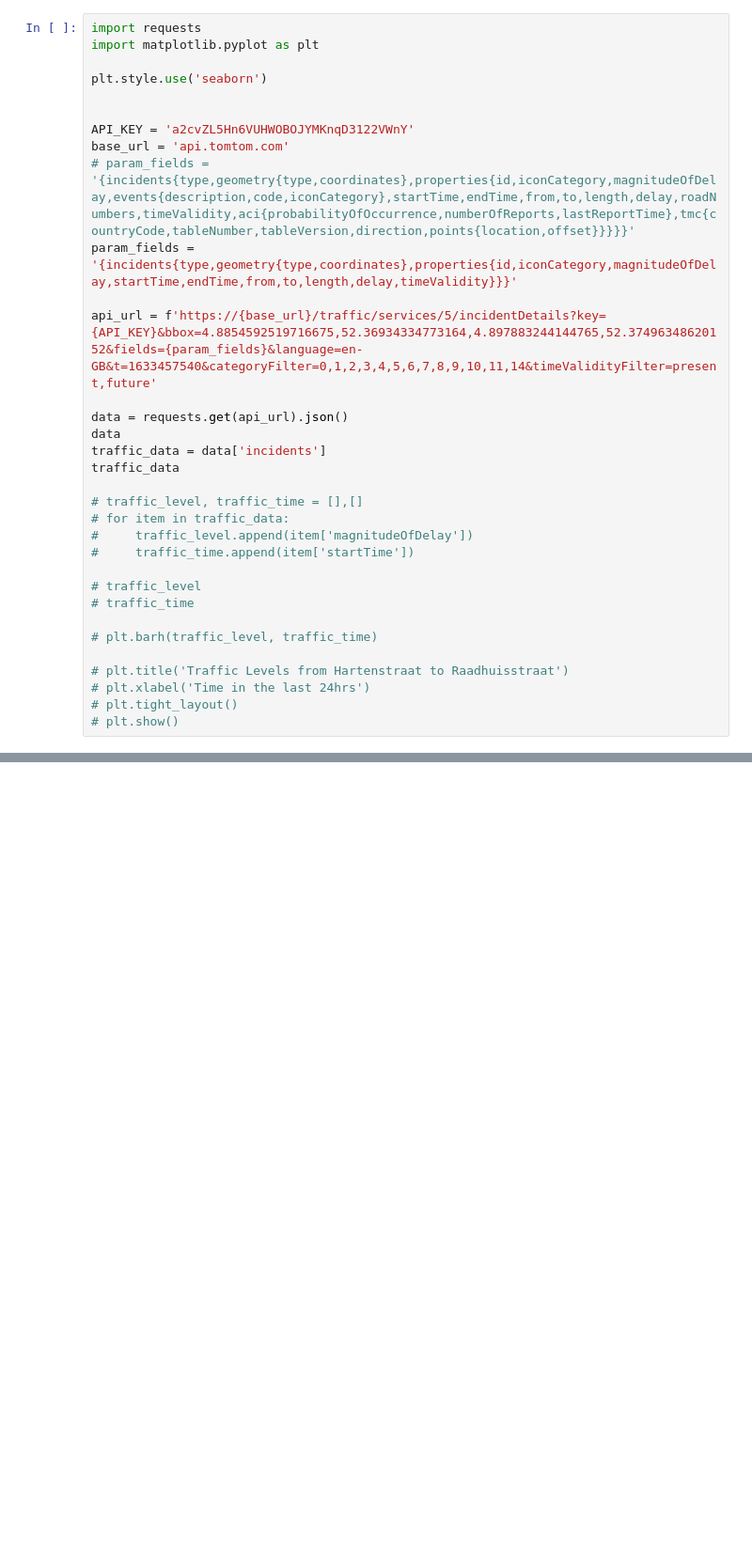
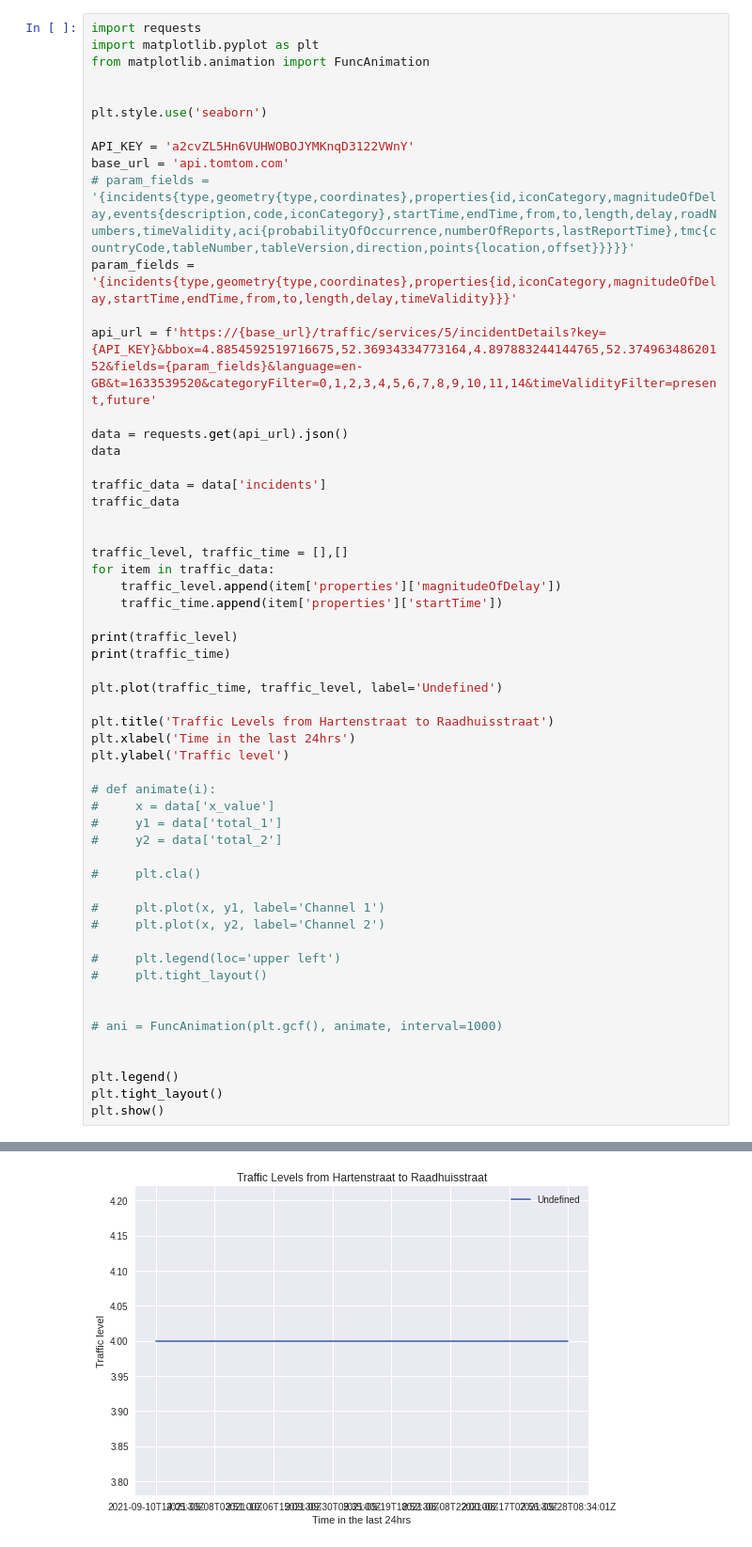
Before and after one commit to OkothPius/TomTomAPI, a Jupyter notebook: notebooks/traffic_api.ipynb, the cells around one changed output, grey strips where cells are left out. Shown: that part at 94% size. Saved outputs shown, nothing was run; the diff lists cells and outputs as text; blank space fills up the shorter version.

```diff
--- a/notebooks/traffic_api.ipynb
+++ b/notebooks/traffic_api.ipynb
@@ -27,34 +1,57 @@ response.status_code
 # %%
 import requests
 import matplotlib.pyplot as plt
+from matplotlib.animation import FuncAnimation
+
 
 plt.style.use('seaborn')
-
 
 API_KEY = 'a2cvZL5Hn6VUHWOBOJYMKnqD3122VWnY'
 base_url = 'api.tomtom.com'
 # param_fields = '{incidents{type,geometry{type,coordinates},properties{id,iconCategory,magnitudeOfDelay,events{description,code,iconCategory},startTime,endTime,from,to,length,delay,roadNumbers,timeValidity,aci{probabilityOfOccurrence,numberOfReports,lastReportTime},tmc{countryCode,tableNumber,tableVersion,direction,points{location,offset}}}}}'
 param_fields = '{incidents{type,geometry{type,coordinates},properties{id,iconCategory,magnitudeOfDelay,startTime,endTime,from,to,length,delay,timeValidity}}}'
 
-api_url = f'https://{base_url}/traffic/services/5/incidentDetails?key={API_KEY}&bbox=4.8854592519716675,52.36934334773164,4.897883244144765,52.37496348620152&fields={param_fields}&language=en-GB&t=1633457540&categoryFilter=0,1,2,3,4,5,6,7,8,9,10,11,14&timeValidityFilter=present,future'
+api_url = f'https://{base_url}/traffic/services/5/incidentDetails?key={API_KEY}&bbox=4.8854592519716675,52.36934334773164,4.897883244144765,52.37496348620152&fields={param_fields}&language=en-GB&t=1633539520&categoryFilter=0,1,2,3,4,5,6,7,8,9,10,11,14&timeValidityFilter=present,future'
 
 data = requests.get(api_url).json()
 data
+
 traffic_data = data['incidents']
 traffic_data
 
-# traffic_level, traffic_time = [],[]
-# for item in traffic_data:
-#     traffic_level.append(item['magnitudeOfDelay'])
-#     traffic_time.append(item['startTime'])
 
-# traffic_level
-# traffic_time
+traffic_level, traffic_time = [],[]
+for item in traffic_data:
+    traffic_level.append(item['properties']['magnitudeOfDelay'])
+    traffic_time.append(item['properties']['startTime'])
 
-# plt.barh(traffic_level, traffic_time)
+print(traffic_level)
+print(traffic_time)
 
-# plt.title('Traffic Levels from Hartenstraat to Raadhuisstraat')
-# plt.xlabel('Time in the last 24hrs')
-# plt.tight_layout()
-# plt.show()
+plt.plot(traffic_time, traffic_level, label='Undefined')
+
+plt.title('Traffic Levels from Hartenstraat to Raadhuisstraat')
+plt.xlabel('Time in the last 24hrs')
+plt.ylabel('Traffic level')
+
+# def animate(i):
+#     x = data['x_value']
+#     y1 = data['total_1']
+#     y2 = data['total_2']
+
+#     plt.cla()
+
+#     plt.plot(x, y1, label='Channel 1')
+#     plt.plot(x, y2, label='Channel 2')
+
+#     plt.legend(loc='upper left')
+#     plt.tight_layout()
+
+
+# ani = FuncAnimation(plt.gcf(), animate, interval=1000)
+
+
+plt.legend()
+plt.tight_layout()
+plt.show()
 # %% [output]
@@ -77,0 +60 @@ traffic_data
+[figure, added]
```
Also changed, not shown: parts of 3 cells of this notebook.
